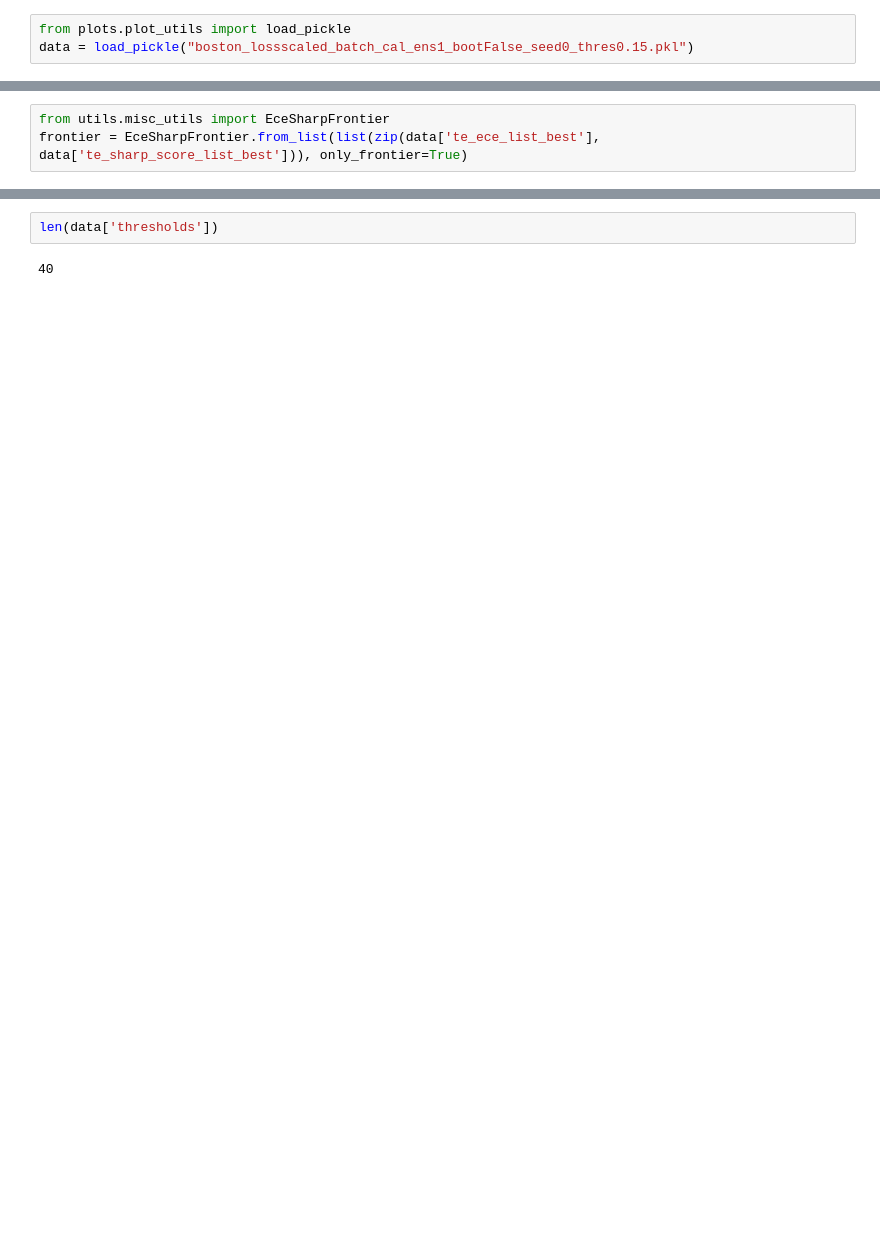
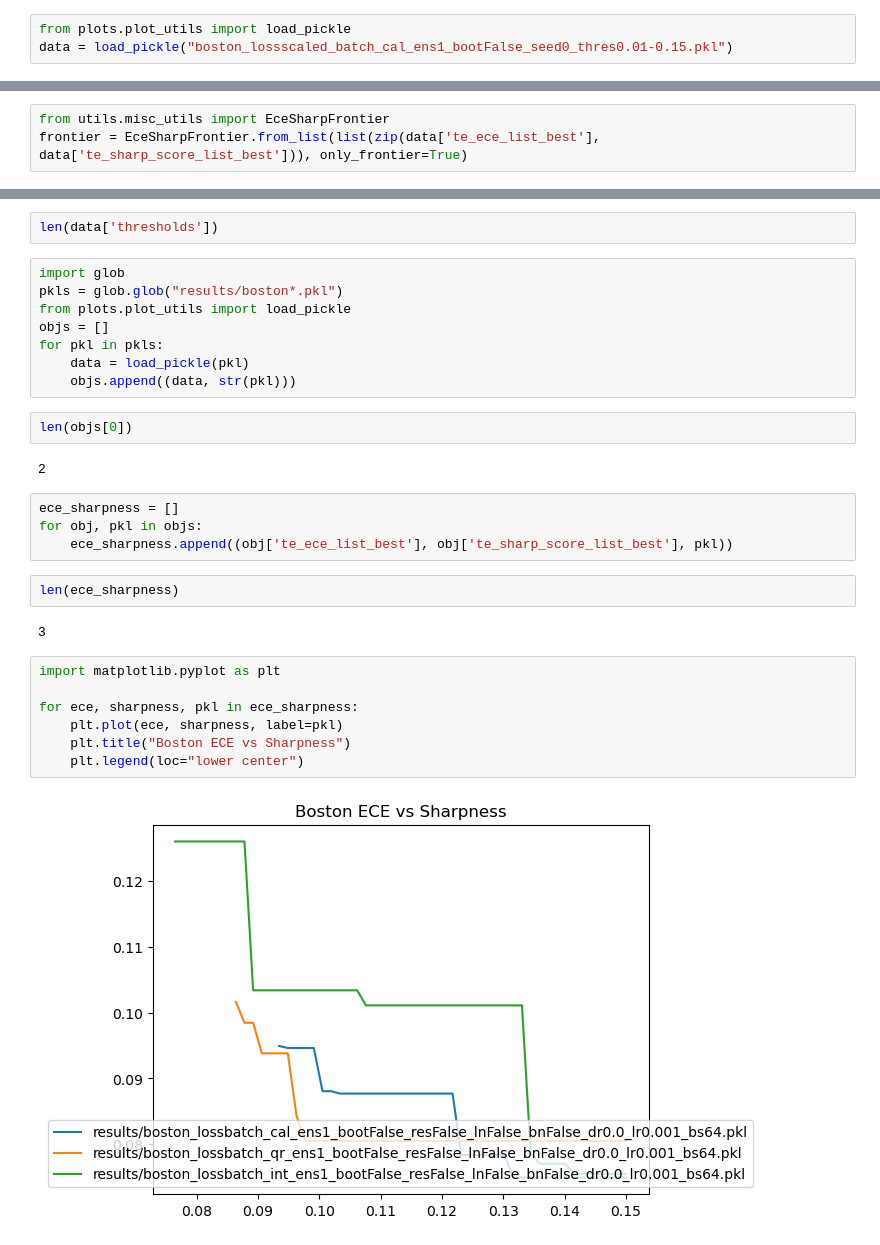
Before and after one commit to Zyxleo123/calibrated-quantile-uq, a Jupyter notebook: test.ipynb, the cells around one changed output, grey strips where cells are left out. Saved outputs shown, nothing was run; the diff lists cells and outputs as text; blank space fills up the shorter version.

Commit message:
add plot that overlaps

```diff
--- a/test.ipynb
+++ b/test.ipynb
@@ -1,4 +1,4 @@
 # %%
 from plots.plot_utils import load_pickle
-data = load_pickle("boston_lossscaled_batch_cal_ens1_bootFalse_seed0_thres0.15.pkl")
+data = load_pickle("boston_lossscaled_batch_cal_ens1_bootFalse_seed0_thres0.01-0.15.pkl")
 # %%
@@ -61,4 +42,31 @@ for entry in zip(data['thresholds'], data['va_ece_list_best'], data['va_sharp_sc
 # %%
 len(data['thresholds'])
-# %% [output]
-40
+# %%
+import glob
+pkls = glob.glob("results/boston*.pkl")
+from plots.plot_utils import load_pickle
+objs = []
+for pkl in pkls:
+    data = load_pickle(pkl)
+    objs.append((data, str(pkl)))
+# %%
+len(objs[0])
+# %% [output]
+2
+# %%
+ece_sharpness = []
+for obj, pkl in objs:
+    ece_sharpness.append((obj['te_ece_list_best'], obj['te_sharp_score_list_best'], pkl))
+# %%
+len(ece_sharpness)
+# %% [output]
+3
+# %%
+import matplotlib.pyplot as plt
+
+for ece, sharpness, pkl in ece_sharpness:
+    plt.plot(ece, sharpness, label=pkl)
+    plt.title("Boston ECE vs Sharpness")
+    plt.legend(loc="lower center")
+# %% [output]
+[figure, added]
```
Also changed, not shown: parts of 3 cells of this notebook.
